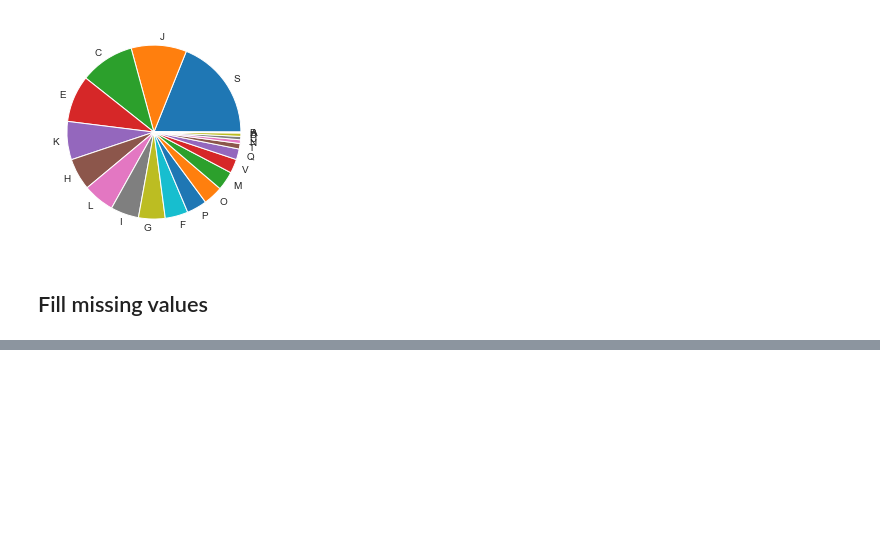
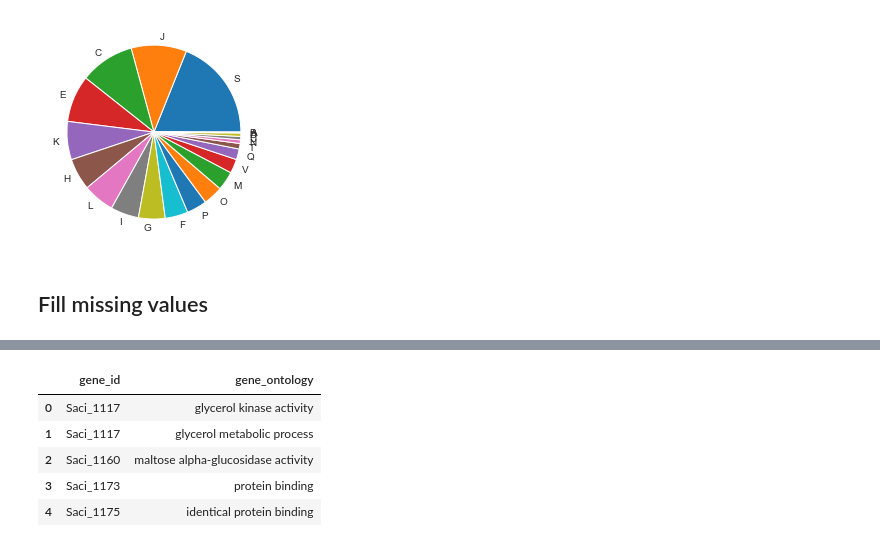
Before and after one commit to SBRG/pymodulon, a Jupyter notebook: notebooks/gene_annotation.ipynb, the cells around one changed output, grey strips where cells are left out. Saved outputs shown, nothing was run; the diff lists cells and outputs as text; code cells hidden in the pictures; blank space fills up the shorter version.

```diff
--- a/notebooks/gene_annotation.ipynb
+++ b/notebooks/gene_annotation.ipynb
@@ -197,0 +214,13 @@ DF_annot.to_csv(os.path.join(org_dir,'data','gene_info.csv'))
+# %%
+DF_GO = pd.read_csv(os.path.join(org_dir,'data','GO_annotations.txt'),sep='\t',header=None,usecols=[2,10,17])
+DF_GO.columns = ['gene_name','gene_id','gene_ontology']
+DF_GO.gene_id.fillna(DF_GO.gene_name,inplace=True)
+DF_GO = DF_GO[['gene_id','gene_ontology']]
+DF_GO.head()
+# %% [output]
+|  | gene_id | gene_ontology |
+| 0 | Saci_1117 | glycerol kinase activity |
+| 1 | Saci_1117 | glycerol metabolic process |
+| 2 | Saci_1160 | maltose alpha-glucosidase activity |
+| 3 | Saci_1173 | protein binding |
+| 4 | Saci_1175 | identical protein binding |
```
Also changed, not shown: parts of 14 cells of this notebook, 11 other files.
